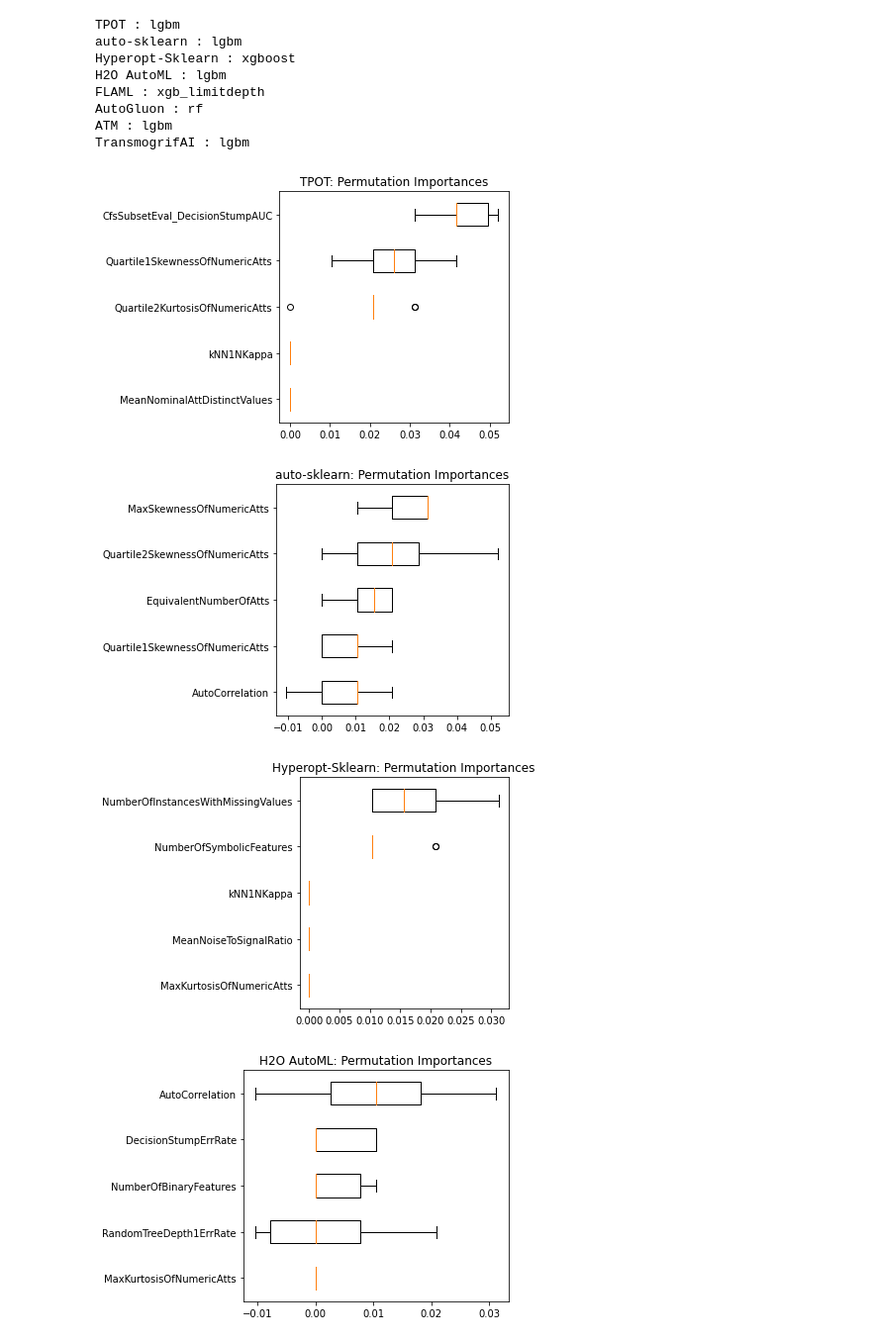
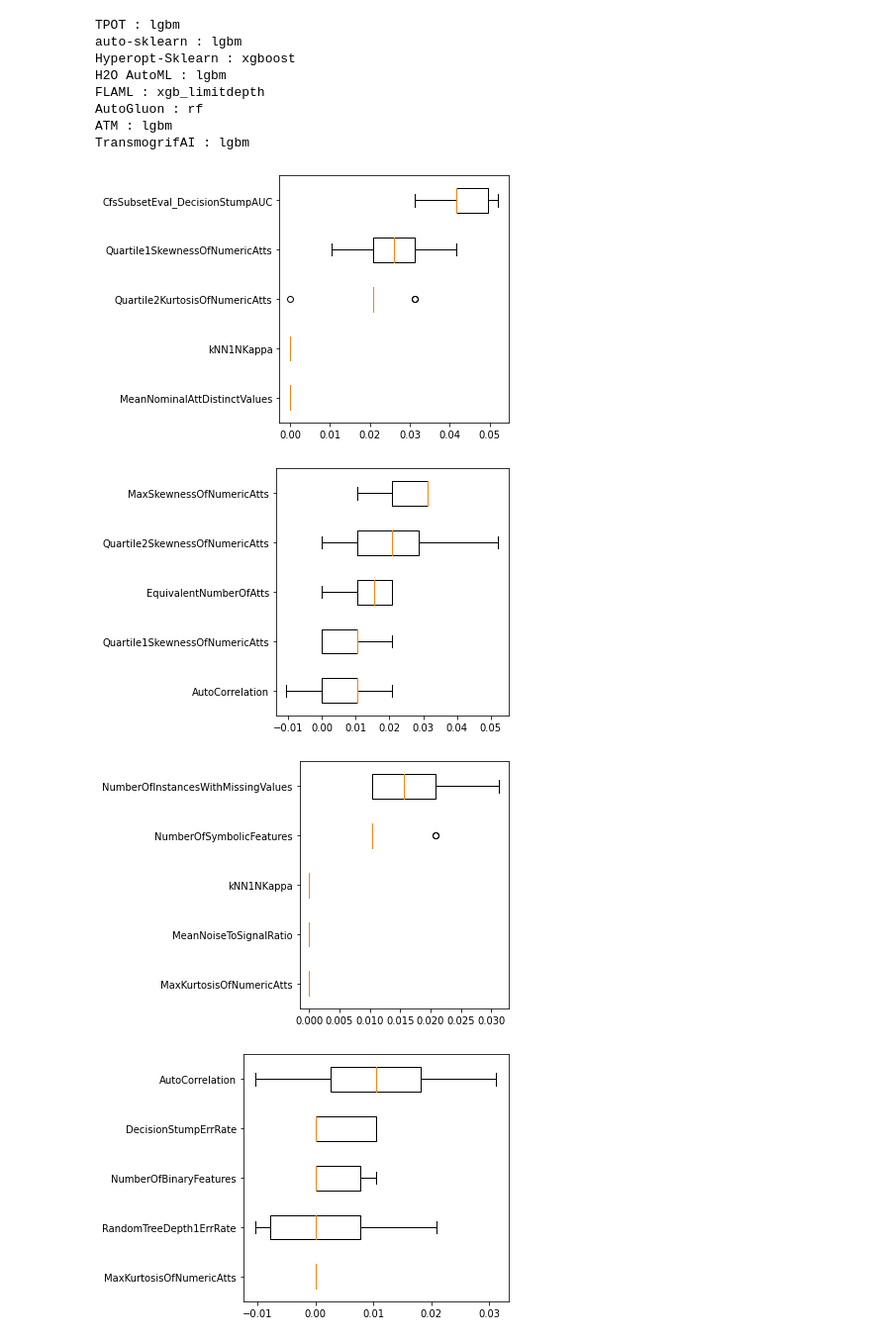
Before and after one commit to fvholten/AutoMLSelector, a Jupyter notebook: scripts/test-automlselector.ipynb, the cells around one changed output. Shown: that part at 99% size. Saved outputs shown, nothing was run; the diff lists cells and outputs as text; code cells hidden in the pictures.

Commit message:
update figures

```diff
--- a/scripts/test-automlselector.ipynb
+++ b/scripts/test-automlselector.ipynb
@@ -96,18 +96,16 @@ for key in ml_models.keys():
 # %%
 import matplotlib.pyplot as plt
 
 for key, result in results.items():
   sorted_idx = result.importances_mean.argsort()[-5:]
   fig, ax = plt.subplots()
   ax.boxplot(result.importances[sorted_idx].T,
            vert=False,
            labels=X.columns[sorted_idx])
-
-  ax.set_title(key + ": Permutation Importances")
   fig.tight_layout()
   plt.savefig('graphs/' + key + '-features.png', dpi=300)
 # %% [output]
-[figure, old version]
+[figure, new version]
-[figure, old version]
+[figure, new version]
-[figure, old version]
+[figure, new version]
-[figure, old version]
+[figure, new version]
```
Also changed, not shown: parts of 1 cell of this notebook, 8 other files.
